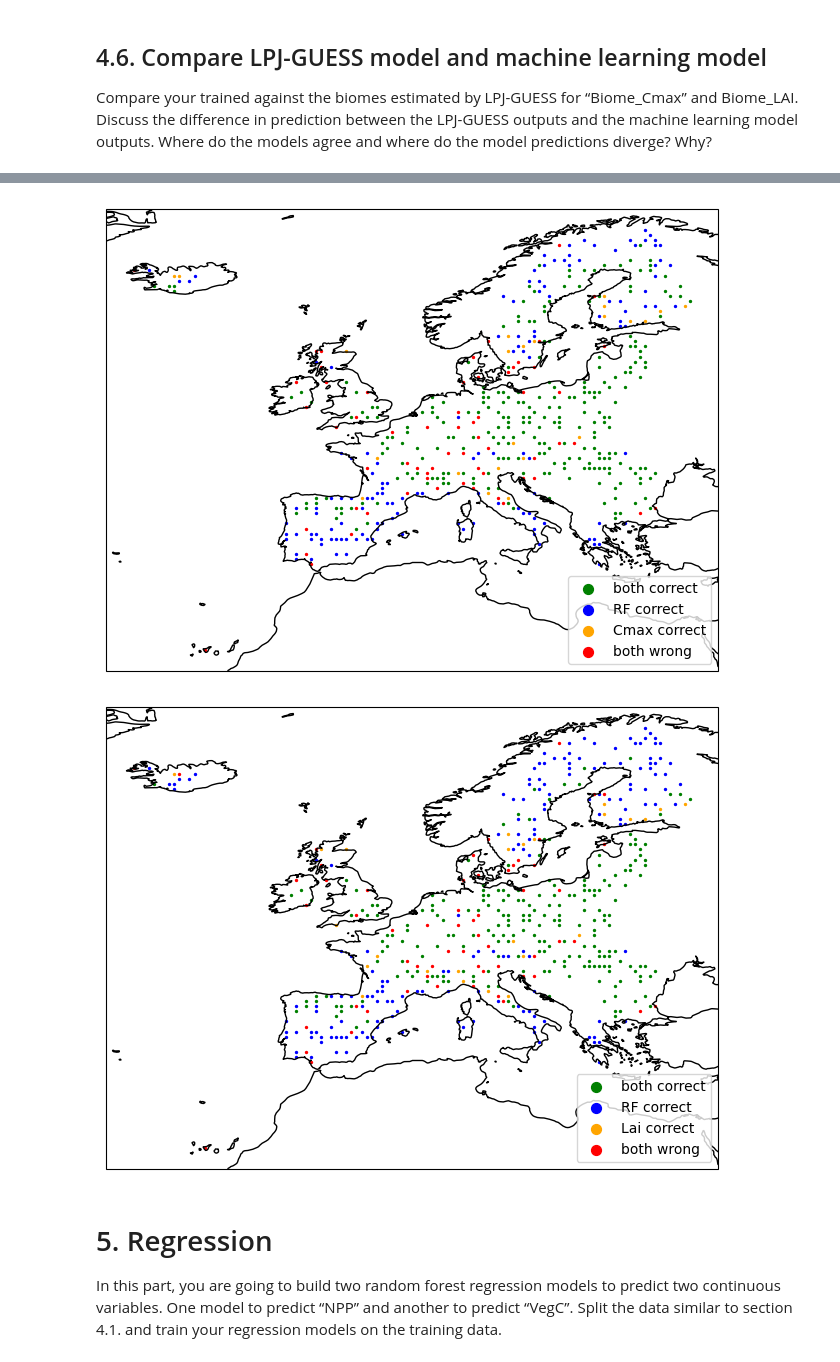
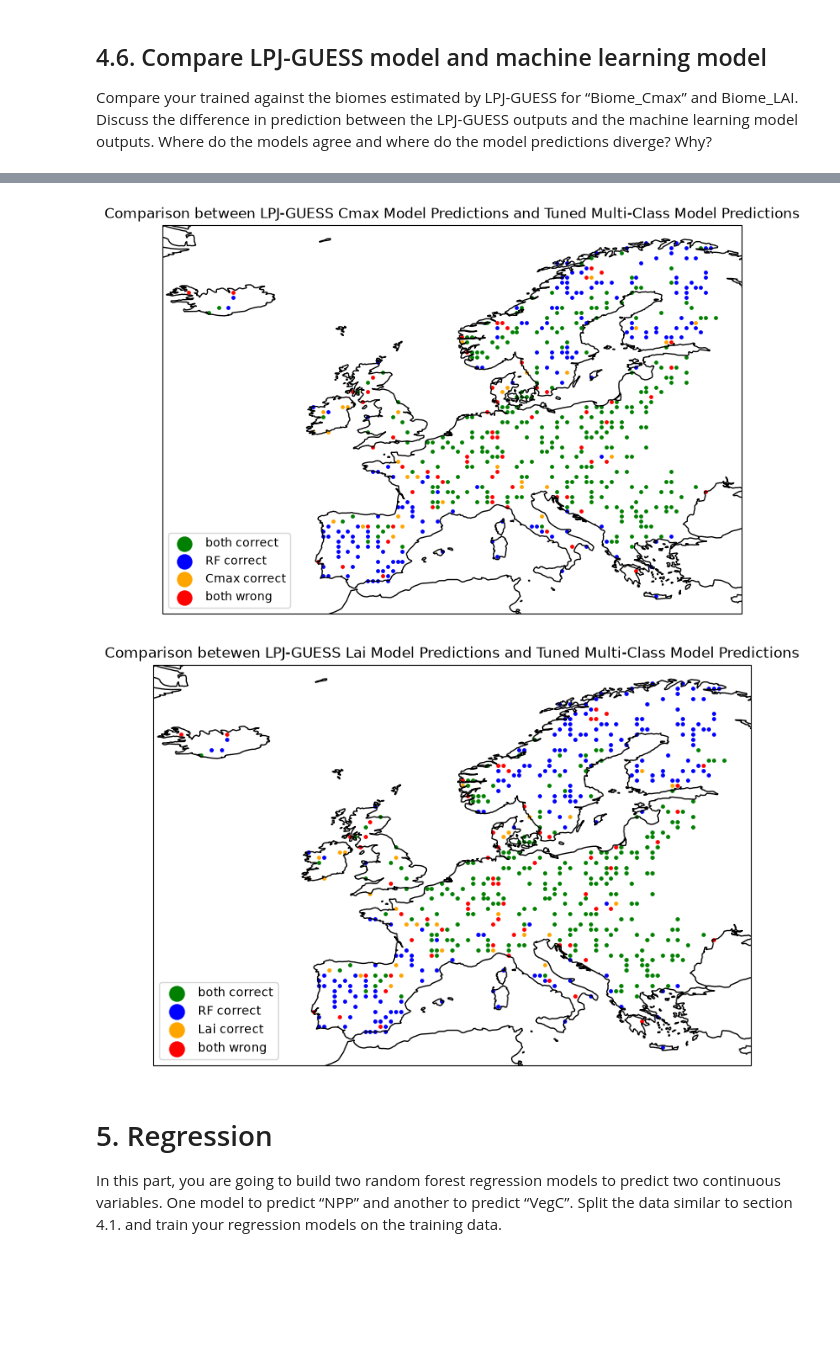
Before and after one commit to AndreaRaaschou/BERN01, a Jupyter notebook: biome_project/Orsi/main_copy_O.ipynb, the cells around one changed output, grey strips where cells are left out. Drawn from its saved outputs; the diff is of its cells as text; code cells hidden in the pictures; blank space fills up the shorter version.

```diff
--- a/biome_project/Orsi/main_copy_O.ipynb
+++ b/biome_project/Orsi/main_copy_O.ipynb
@@ -896,19 +900,20 @@ RF vs. Lai: 0.5599173553719008
 # %%
 # Create a scatter plot of the predictions from the tuned multi-class model and the LPJ-GUESS for Cmax model
 rf_preds, cmax_preds, lai_preds = preds["RF tuned"], preds["LPJ Cmax"], preds["LPJ Lai"]
 cats_cmax = {"both correct": ("green", (rf_preds==obs) & (cmax_preds==obs)),
             "RF correct": ("blue", (rf_preds==obs) & (cmax_preds!=obs)),
             "Cmax correct": ("orange", (rf_preds!=obs) & (cmax_preds==obs)),
             "both wrong": ("red", (rf_preds!=obs) & (cmax_preds!=obs))}
 lon, lat = test_df["Lon"].to_numpy(), test_df["Lat"].to_numpy()
 fig, ax = plt.subplots(figsize=(10, 6), subplot_kw=dict(projection=proj))
 for label, (color, m) in cats_cmax.items():
-    ax.scatter(lon[m], lat[m], s=2, color=color, label=label, transform=proj)
+    ax.scatter(lon[m], lat[m], s=6, color=color, label=label, transform=proj)
 ax.coastlines()
 ax.legend(markerscale=5)
+ax.set_title("Comparison between LPJ-GUESS Cmax Model Predictions and Tuned Multi-Class Model Predictions")
 plt.show()
 # %% [output]
-[figure, old version]
+[figure, new version]
 # %%
 # Repeating the same scatter plot, but for the LPJ-GUESS Lai model
 cats_lai = {"both correct": ("green", (rf_preds==obs) & (lai_preds==obs)),
@@ -918,12 +923,13 @@ cats_lai = {"both correct": ("green", (rf_preds==obs) & (lai_preds==obs)),
 
 fig, ax = plt.subplots(figsize=(10, 6), subplot_kw=dict(projection=proj))
 for label, (color, m) in cats_lai.items():
-    ax.scatter(lon[m], lat[m], s=2, color=color, label=label, transform=proj)
+    ax.scatter(lon[m], lat[m], s=6, color=color, label=label, transform=proj)
 ax.coastlines()
 ax.legend(markerscale=5)
+ax.set_title("Comparison between LPJ-GUESS Lai Model Predictions and Tuned Multi-Class Model Predictions")
 plt.show()
 # %% [output]
-[figure, old version]
+[figure, new version]
 # %% [markdown]
 # 5. Regression
 
```
Also changed, not shown: parts of 5 cells of this notebook.
